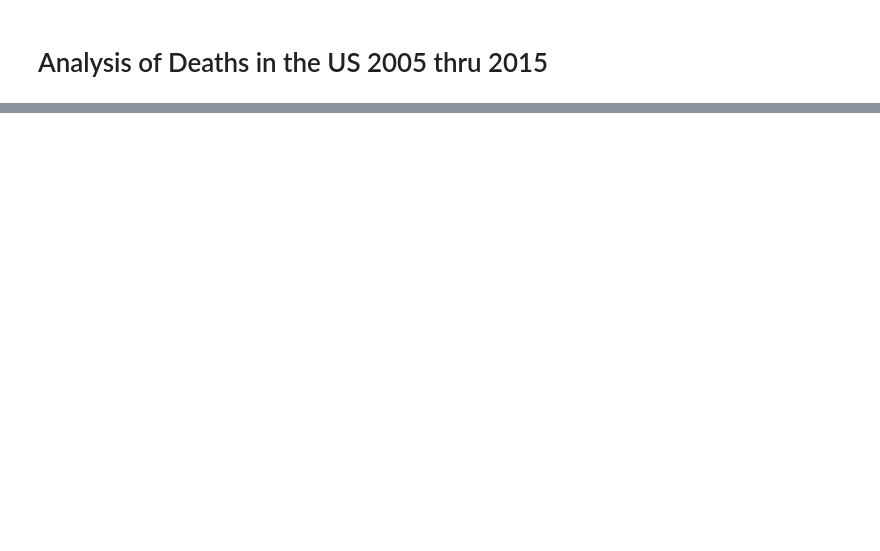
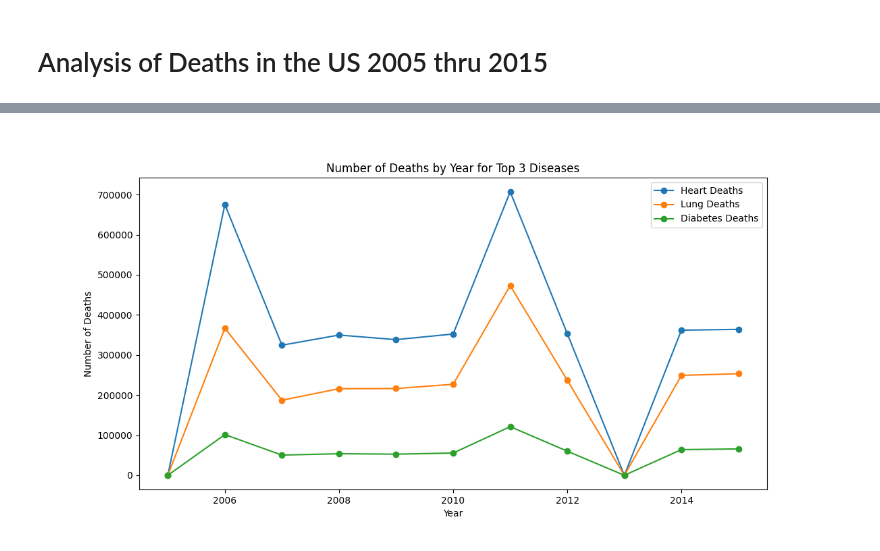
Before and after one commit to azmedtech/ASU_DA_Project1_Team2, a Jupyter notebook: Time_Series_Analysis.ipynb, the cells around one changed output, grey strips where cells are left out. Cells and saved outputs as stored; diff of their text form; code cells hidden in the pictures; blank space fills up the shorter version.

```diff
--- a/Time_Series_Analysis.ipynb
+++ b/Time_Series_Analysis.ipynb
@@ -185,3 +242,40 @@ plt.show()
+# %%
+# Concatenate the three dataframes vertically
+combined_df = pd.concat([all_year_heart_df, all_year_lung_df, all_year_diabetes_df])
+
+# Group by "year_of_death" and calculate the total number of deaths for each year for each dataframe
+grouped_heart = all_year_heart_df.groupby("year_of_death").size()
+grouped_lung = all_year_lung_df.groupby("year_of_death").size()
+grouped_diabetes = all_year_diabetes_df.groupby("year_of_death").size()
+
+# Create a DataFrame with all years from 2005 to 2015
+all_years = pd.DataFrame(index=range(2005, 2016))
+
+# Give names to the Series
+grouped_heart.name = 'Heart Deaths'
+grouped_lung.name = 'Lung Deaths'
+grouped_diabetes.name = 'Diabetes Deaths'
+
+# Merge the grouped data with the DataFrame containing all years for each dataframe
+merged_heart = all_years.merge(grouped_heart, left_index=True, right_index=True, how='left').fillna(0)
+merged_lung = all_years.merge(grouped_lung, left_index=True, right_index=True, how='left').fillna(0)
+merged_diabetes = all_years.merge(grouped_diabetes, left_index=True, right_index=True, how='left').fillna(0)
+
+# Plot the line chart for each dataframe
+plt.figure(figsize=(12, 6))
+plt.plot(merged_heart.index, merged_heart['Heart Deaths'], marker='o', label='Heart Deaths')
+plt.plot(merged_lung.index, merged_lung['Lung Deaths'], marker='o', label='Lung Deaths')
+plt.plot(merged_diabetes.index, merged_diabetes['Diabetes Deaths'], marker='o', label='Diabetes Deaths')
+
+plt.xlabel('Year')
+plt.ylabel('Number of Deaths')
+plt.title('Number of Deaths by Year for Top 3 Diseases')
+plt.legend()
+
+# plt.savefig("output_allyear/Fig4.png")
+plt.show()
+# %% [output]
+[figure, added]
 # %%
 gender_count_all_year_diabetes = all_year_diabetes_df['sex_text']
 male_count_all_year_diabetes = len(all_year_diabetes_df[all_year_diabetes_df['sex_text'] == 'Male'])
```
Also changed, not shown: parts of 15 cells of this notebook, 1 other file.
